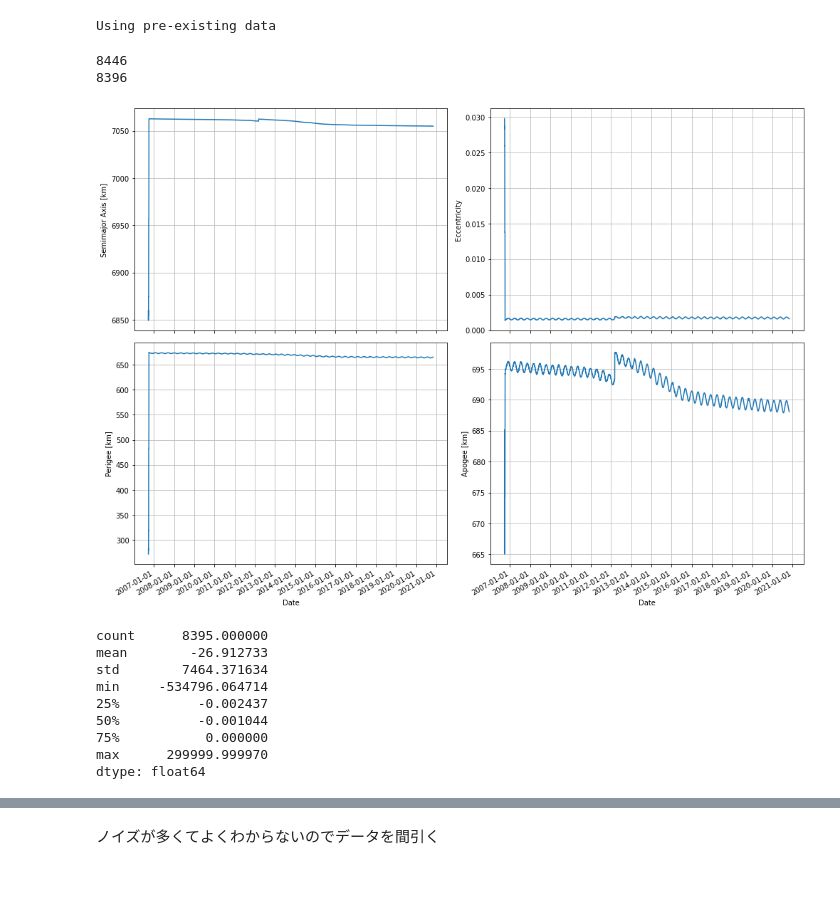
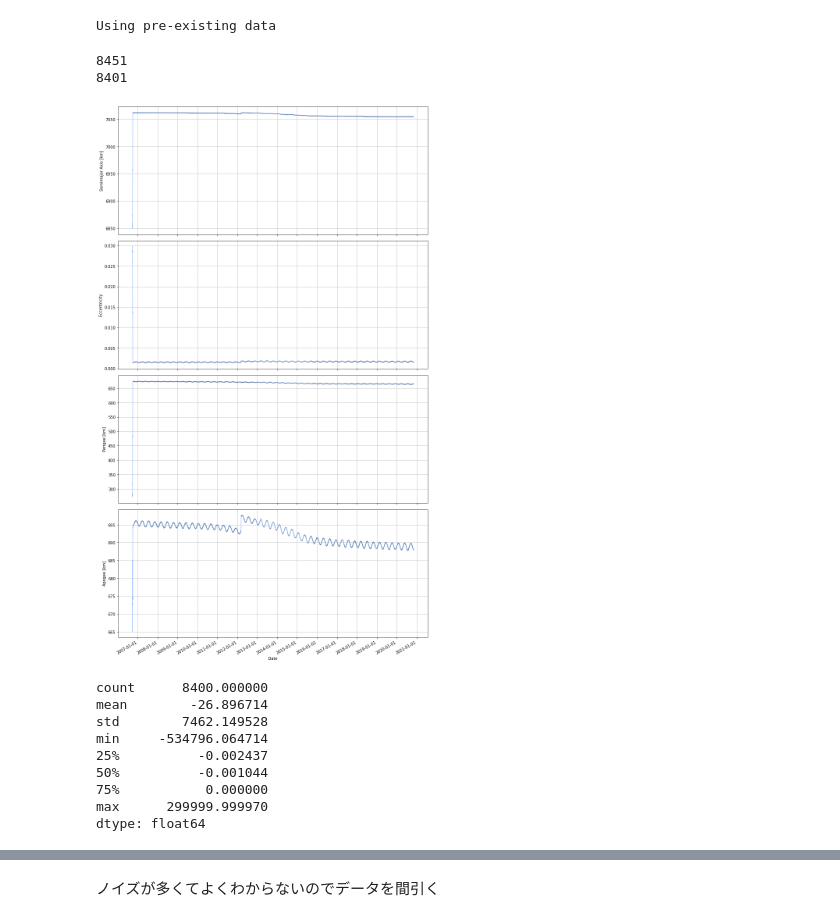
Before and after one commit to nishida/tle, a Jupyter notebook: spacetracktest3.ipynb, the cells around one changed output, grey strips where cells are left out. Saved outputs shown, nothing was run; the diff lists cells and outputs as text; code cells hidden in the pictures; blank space fills up the shorter version.

```diff
--- a/spacetracktest3.ipynb
+++ b/spacetracktest3.ipynb
@@ -33,10 +33,11 @@ def mycallback(until):
 st.callback = mycallback
 # %%
 # Hinodeの軌道データをJSON形式でダウンロード (既にダウンロード済みの場合はそれを使う)
-file = 'download/tle_29479_all.json'
+norad_cat_id = 29479
+file = 'download/tle_{}_all.json'.format(norad_cat_id)
 if not os.path.isfile(file):
     print('Downloading new data')
-    data = st.tle(norad_cat_id=29479, orderby='epoch', format='json')
+    data = st.tle(norad_cat_id=norad_cat_id, orderby='epoch', format='json')
     with open(file, 'w') as fp:
         fp.write(data)
     df = pd.read_json(data)
@@ -57,44 +58,44 @@ print(len(df))
 df = df[~df.duplicated(subset='EPOCH2', keep='last')]
 print(len(df))
 # %% [output]
-8446
-8396
+8451
+8401
 # %%
 # 軌道長半径、離心率、近地点、遠地点の時間変化をプロット
-fig = plt.figure(figsize=(14, 10))
-ax1 = fig.add_subplot(2, 2, 1)
-ax1.plot(df['EPOCH2'], df['SEMIMAJOR_AXIS'])
+fig = plt.figure(figsize=(12, 20))
+ax1 = fig.add_subplot(4, 1, 1)
+ax1.plot(df['EPOCH2'], df['SEMIMAJOR_AXIS'], color='#aaccff', marker='.', markersize=0.3, markeredgecolor='#5070a0')
 ax1.xaxis.set_major_locator(mdates.MonthLocator(bymonthday=1, bymonth=1, tz=None))
 ax1.xaxis.set_major_formatter(mdates.DateFormatter("%Y-%m-%d"))
 ax1.set_xlabel("Date")
 ax1.set_ylabel("Semimajor Axis [km]")
 ax1.grid(b=True, which='major', color='#bbbbbb', linestyle='-')
-ax2 = fig.add_subplot(2, 2, 2)
-ax2.plot(df['EPOCH2'], df['ECCENTRICITY'])
+ax2 = fig.add_subplot(4, 1, 2)
+ax2.plot(df['EPOCH2'], df['ECCENTRICITY'], color='#aaccff', marker='.', markersize=0.3, markeredgecolor='#5070a0')
 ax2.xaxis.set_major_locator(mdates.MonthLocator(bymonthday=1, bymonth=1, tz=None))
 ax2.xaxis.set_major_formatter(mdates.DateFormatter("%Y-%m-%d"))
 ax2.set_xlabel("Date")
 ax2.set_ylabel("Eccentricity")
 ax2.grid(b=True, which='major', color='#bbbbbb', linestyle='-')
-ax3 = fig.add_subplot(2, 2, 3)
-ax3.plot(df['EPOCH2'], df['PERIGEE'])
+ax3 = fig.add_subplot(4, 1, 3)
+ax3.plot(df['EPOCH2'], df['PERIGEE'], color='#aaccff', marker='.', markersize=0.3, markeredgecolor='#5070a0')
 ax3.xaxis.set_major_locator(mdates.MonthLocator(bymonthday=1, bymonth=1, tz=None))
 ax3.xaxis.set_major_formatter(mdates.DateFormatter("%Y-%m-%d"))
 ax3.set_xlabel("Date")
 ax3.set_ylabel("Perigee [km]")
 ax3.grid(b=True, which='major', color='#bbbbbb', linestyle='-')
-ax4 = fig.add_subplot(2, 2, 4)
-ax4.plot(df['EPOCH2'], df['APOGEE'])
+ax4 = fig.add_subplot(4, 1, 4)
+ax4.plot(df['EPOCH2'], df['APOGEE'], color='#aaccff', marker='.', markersize=0.3, markeredgecolor='#5070a0')
 ax4.xaxis.set_major_locator(mdates.MonthLocator(bymonthday=1, bymonth=1, tz=None))
 ax4.xaxis.set_major_formatter(mdates.DateFormatter("%Y-%m-%d"))
 ax4.set_xlabel("Date")
 ax4.set_ylabel("Apogee [km]")
 ax4.grid(b=True, which='major', color='#bbbbbb', linestyle='-')
 fig.autofmt_xdate()
 plt.tight_layout()
 plt.show()
 # %% [output]
-[figure, old version]
+[figure, new version]
 # %%
 # 軌道長半径の時間変化
 oneday = pd.Timedelta(days=1)
@@ -103,9 +104,9 @@ DSEMIMAJOR_AXIS = df['SEMIMAJOR_AXIS'].diff() / DT
 # %%
 DSEMIMAJOR_AXIS.describe()
 # %% [output]
-count      8395.000000
-mean        -26.912733
-std        7464.371634
+count      8400.000000
+mean        -26.896714
+std        7462.149528
 min     -534796.064714
 25%          -0.002437
 50%          -0.001044
```
Also changed, not shown: parts of 5 cells of this notebook, 4 other files.
